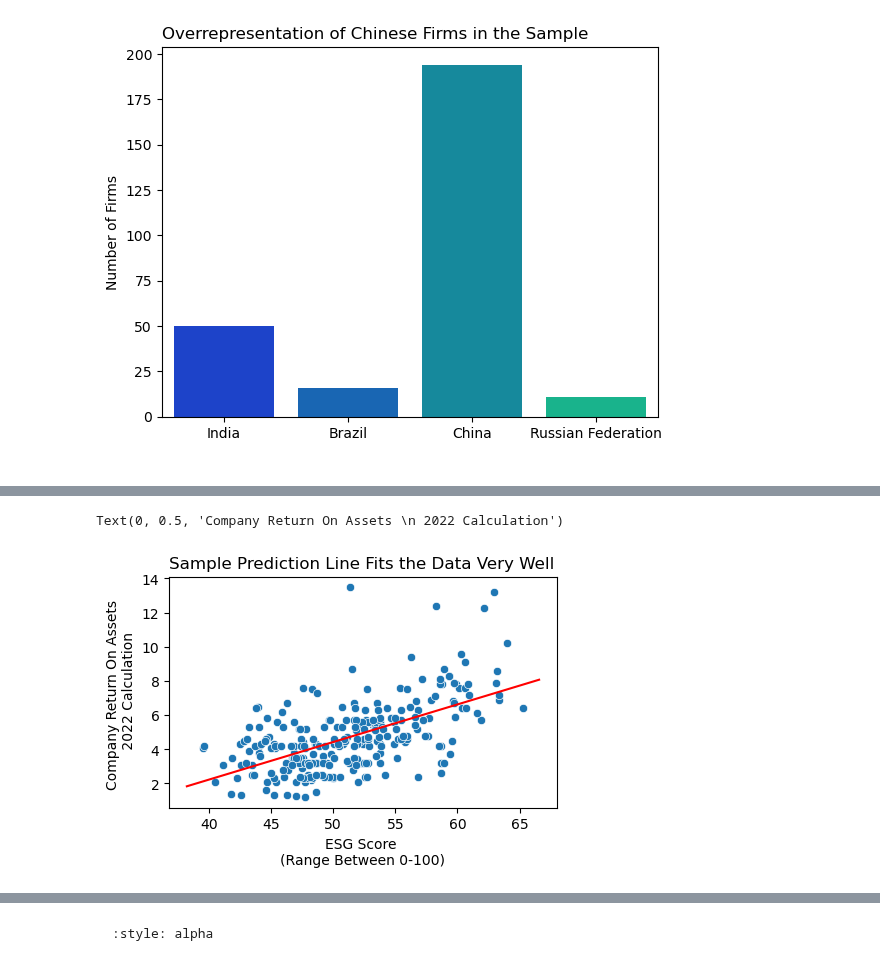
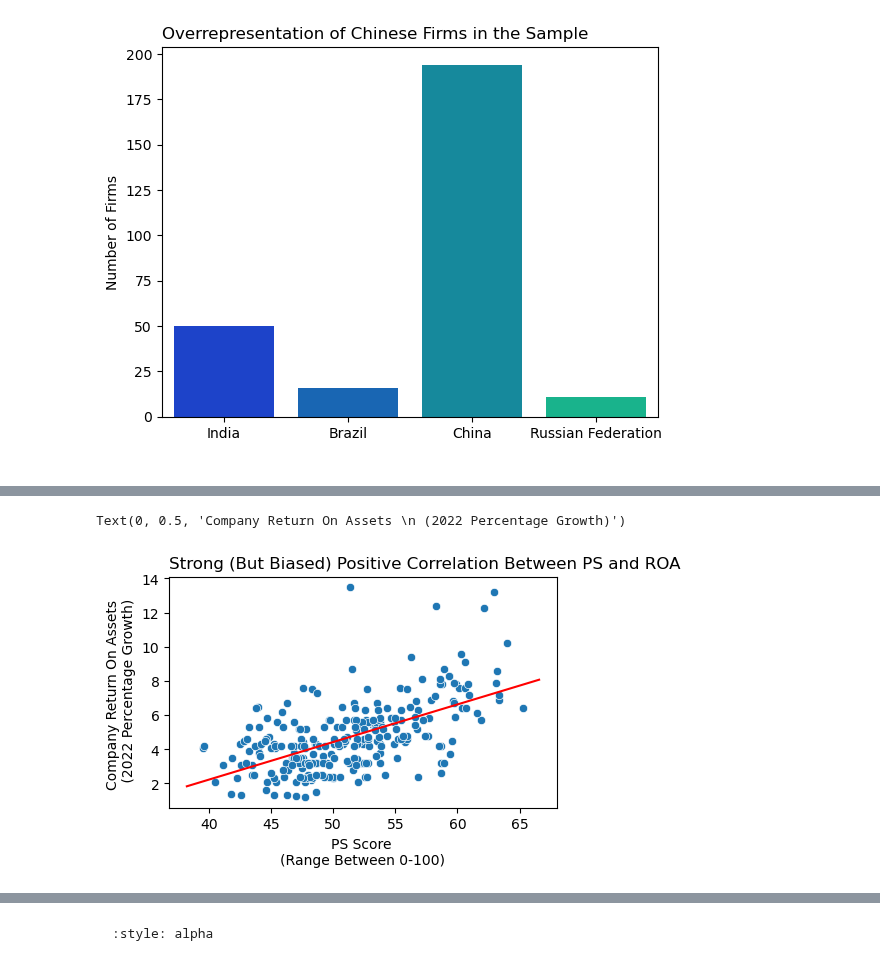
Before and after one commit to avnikadubey/as.180.369, a Jupyter notebook: contrib/avnikadubey/jupyterbook-avnikadubey/avnikadubey-paper.ipynb, the cells around one changed output, grey strips where cells are left out. Cells and saved outputs as stored; diff of their text form; code cells hidden in the pictures.

```diff
--- a/contrib/avnikadubey/jupyterbook-avnikadubey/avnikadubey-paper.ipynb
+++ b/contrib/avnikadubey/jupyterbook-avnikadubey/avnikadubey-paper.ipynb
@@ -446,22 +448,22 @@ Notes:
 # %%
 #now plot the predicted line on the graph
 f, axs = plt.subplots(1, 1, figsize=(5, 3))
 
 # Step 1: create the scatter plot: str vs testscr
 sns.scatterplot(data = dp, x = "ESG", y = "ROA 2022", ax=axs)
 
 
 # Step 2: add the sample regression line
 low_x, high_x = axs.get_xlim()
 # get the value range (14-26)
 x_range = np.linspace(start = low_x, stop = high_x, num = 100)
 #get those points
 axs.plot(x_range, result1.params["const"] + result1.params["ESG"] * x_range, color="red")
 #plot a line between those points and the prediction line
 
-plt.title('Strong Positive Correlation Between ESG Score and 2022 ROA Data', loc='left')
-plt.xlabel("ESG Score \n(Range Between 0-100)")
-plt.ylabel("Company Return On Assets \n 2022 Calculation")
+plt.title('Strong (But Biased) Positive Correlation Between PS and ROA', loc='left')
+plt.xlabel("PS Score \n(Range Between 0-100)")
+plt.ylabel("Company Return On Assets \n (2022 Percentage Growth)")
 # %% [output]
-Text(0, 0.5, 'Company Return On Assets \n 2022 Calculation')
+Text(0, 0.5, 'Company Return On Assets \n (2022 Percentage Growth)')
-[figure, old version]
+[figure, new version]
```
Also changed, not shown: parts of 46 cells of this notebook.
